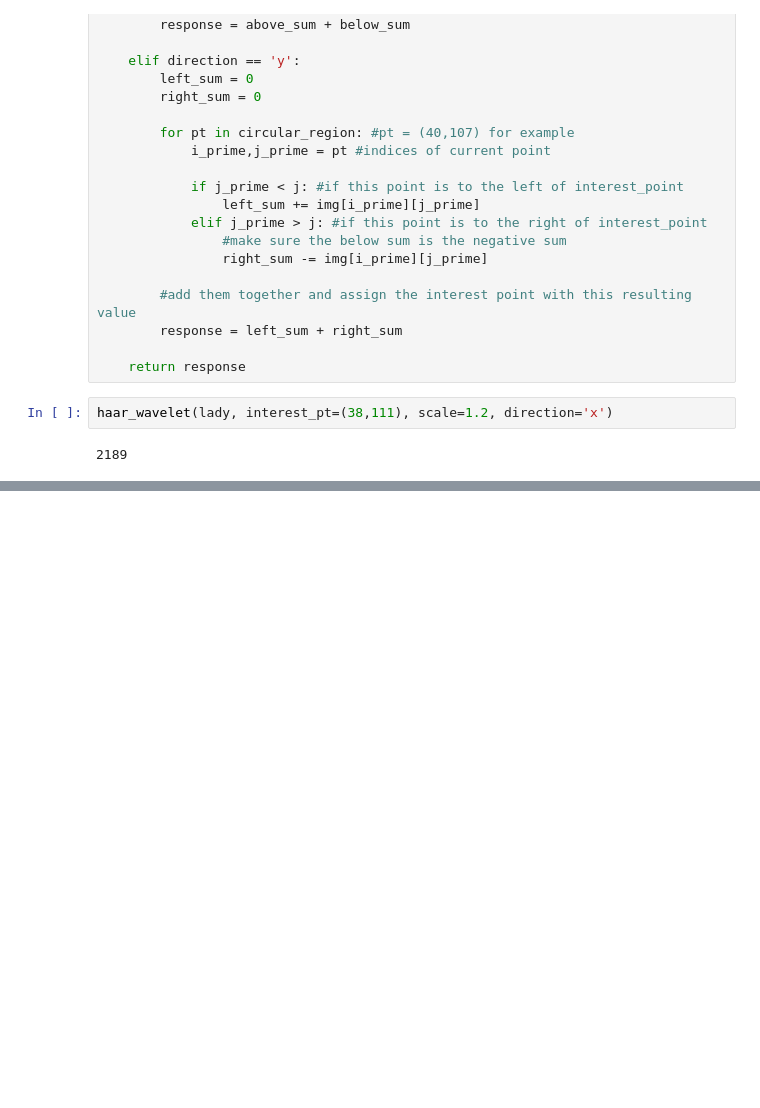
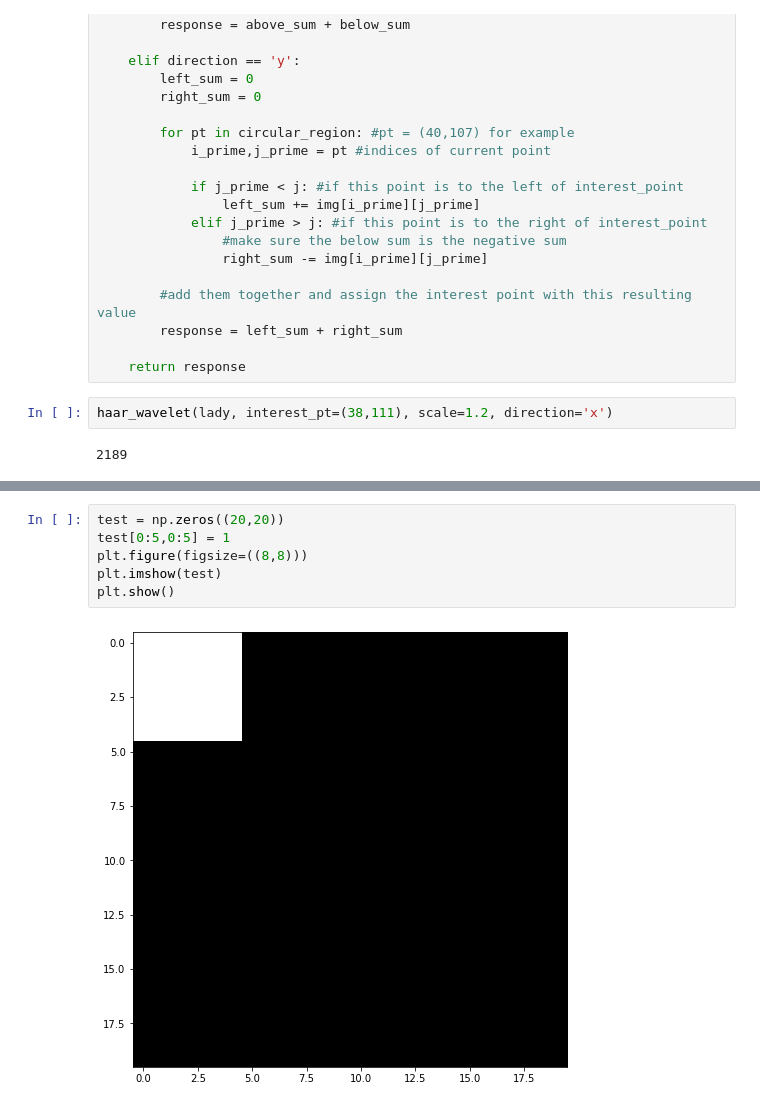
Before and after one commit to mrf444/CV_final_project, a Jupyter notebook: SIFT.ipynb, the cells around one changed output, grey strips where cells are left out. Drawn from its saved outputs; the diff is of its cells as text; blank space fills up the shorter version.

```diff
--- a/SIFT.ipynb
+++ b/SIFT.ipynb
@@ -182,0 +258,8 @@ haar_wavelet(lady, interest_pt=(38,111), scale=1.2, direction='x')
+# %%
+test = np.zeros((20,20))
+test[0:5,0:5] = 1
+plt.figure(figsize=((8,8)))
+plt.imshow(test)
+plt.show()
+# %% [output]
+[figure, added]
```
Also changed, not shown: parts of 4 cells of this notebook.
